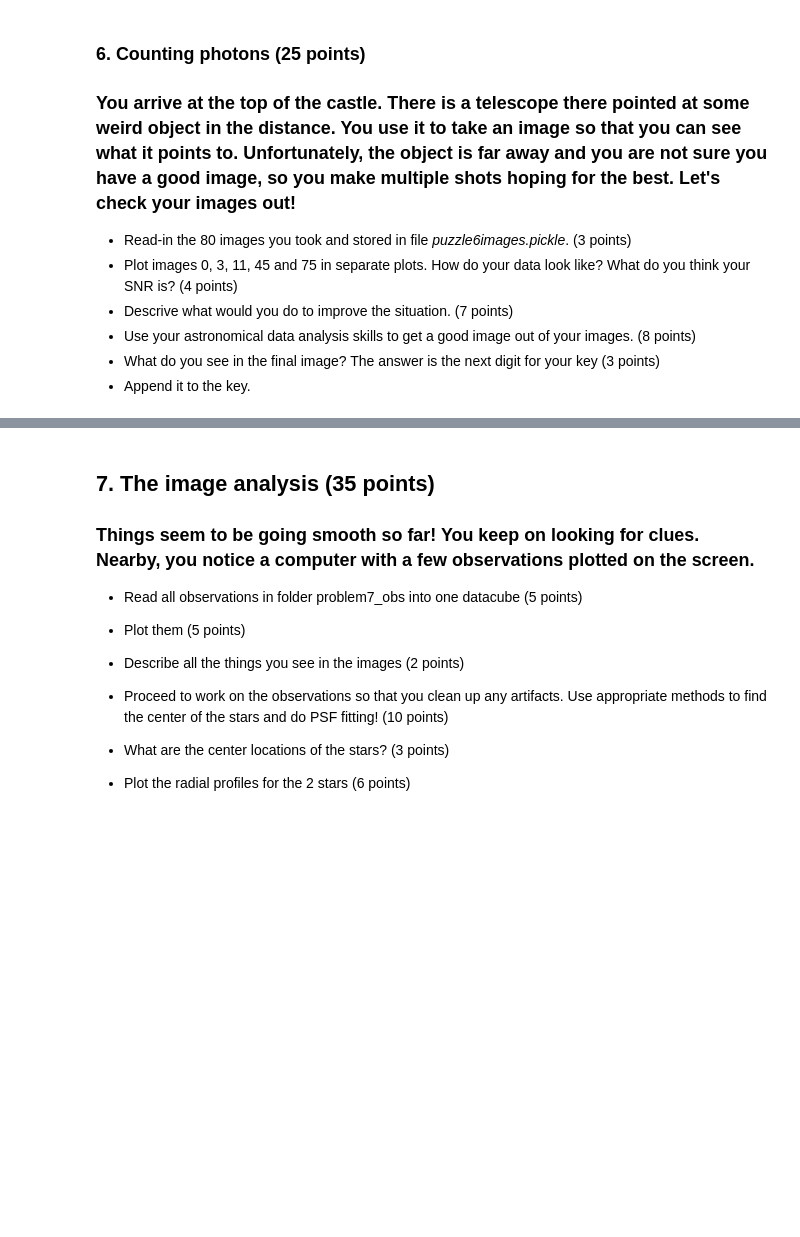
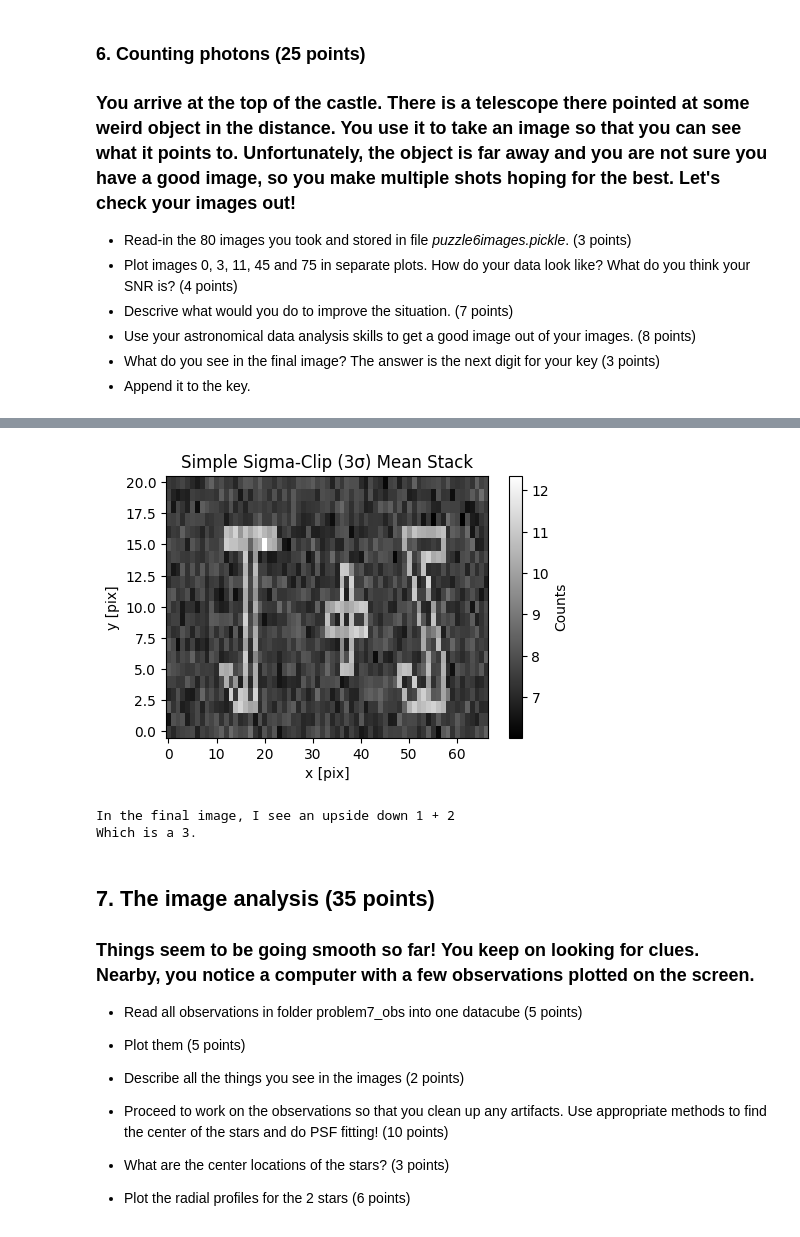
Before and after one commit to amedina695/lectures_git, a Jupyter notebook: midterm/Midterm_F25-classroom.ipynb, the cells around one changed output, grey strips where cells are left out. Cells and saved outputs as stored; diff of their text form; code cells hidden in the pictures; blank space fills up the shorter version.

```diff
--- a/midterm/Midterm_F25-classroom.ipynb
+++ b/midterm/Midterm_F25-classroom.ipynb
@@ -367,3 +552,32 @@ Text(0, 0.5, 'Counts')
+# %%
+N, H, W = images.shape
+# one-pass 3-sigma across frames for each pixel
+limits = [3]
+stack = np.zeros((H, W), float)
+
+for y in range(H):
+    for x in range(W):
+        ts = images[:, y, x]
+        mask = sigrej(ts, limits)
+        kept = ts[mask]
+        stack[y, x] = kept.mean() if kept.size else np.nan
+
+plt.figure(figsize=(5.2, 3.4))
+plt.imshow(stack, cmap='gray', origin='lower', aspect='auto')
+plt.colorbar(label='Counts')
+plt.title("Simple Sigma-Clip (3σ) Mean Stack")
+plt.xlabel("x [pix]"); plt.ylabel("y [pix]")
+plt.show()
+# %% [output]
+[figure, added]
+# %%
+print('In the final image, I see an upside down 1 + 2')
+print('Which is a 3.')
+
+key.append(3)
+# %% [output]
+In the final image, I see an upside down 1 + 2
+Which is a 3.
 # %% [markdown]
 ## 7. The image analysis (35 points)
 
```
Also changed, not shown: parts of 28 cells of this notebook.
